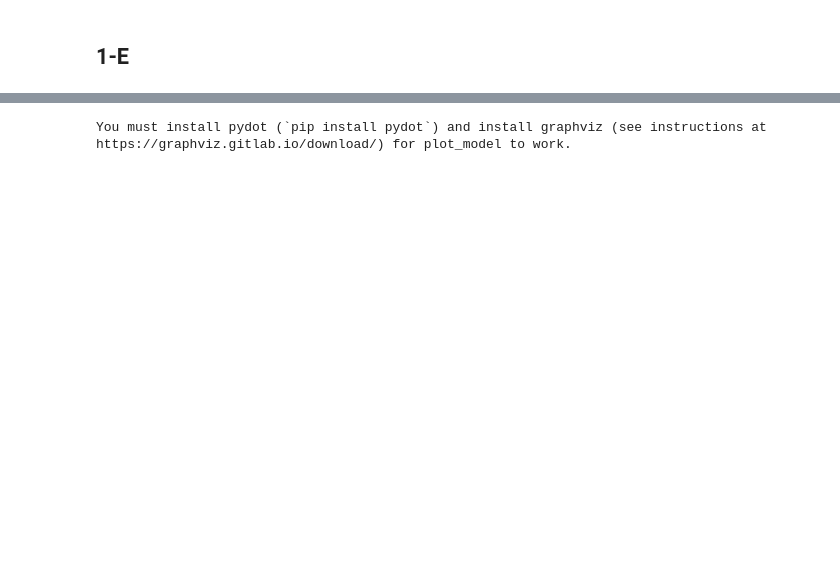
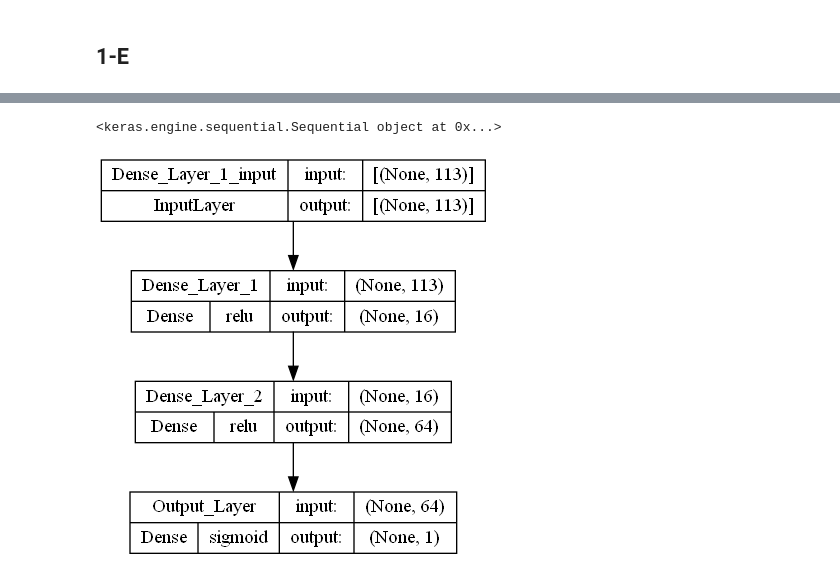
Before and after one commit to smmir-cent/DL-Course, a Jupyter notebook: HW02/Source-codes/401131065_src.ipynb, the cells around one changed output, grey strips where cells are left out. Saved outputs shown, nothing was run; the diff lists cells and outputs as text; code cells hidden in the pictures; blank space fills up the shorter version.

```diff
--- a/HW02/Source-codes/401131065_src.ipynb
+++ b/HW02/Source-codes/401131065_src.ipynb
@@ -265,0 +648,20 @@ Epoch 5/5
+# %%
+## Final Model
+#############################
+train_feature = train_data.drop('FireAlarm', axis=1)
+train_output = train_data['FireAlarm']
+valid_feature = valid_data.drop('FireAlarm', axis=1)
+valid_output = valid_data['FireAlarm']
+verbose = 2
+#############################
+#############################
+hidden_activation_func = 'relu'
+output_activation_func = 'sigmoid'
+batch_size = 64
+epochs = 10
+hidden_num = 2
+nn = [16, 64]
+#############################
+
+
+final_model = train_nn(hidden_num, nn, train_feature, train_output, epochs, valid_feature, valid_output, batch_size, verbose, hidden_activation_func, output_activation_func)
@@ -266,5 +688,6 @@ Epoch 5/5
 # %%
-# ! pip install graphviz
-keras.utils.plot_model(model, show_layer_activations=True, show_shapes=True, show_layer_names=True)
+print(final_model)
+keras.utils.plot_model(final_model, show_layer_activations=True, show_shapes=True, show_layer_names=True)
 # %% [output]
-You must install pydot (`pip install pydot`) and install graphviz (see instructions at https://graphviz.gitlab.io/download/) for plot_model to work.
+<keras.engine.sequential.Sequential object at 0x...>
+[figure, added]
```
Also changed, not shown: parts of 31 cells of this notebook, 45 other files.
